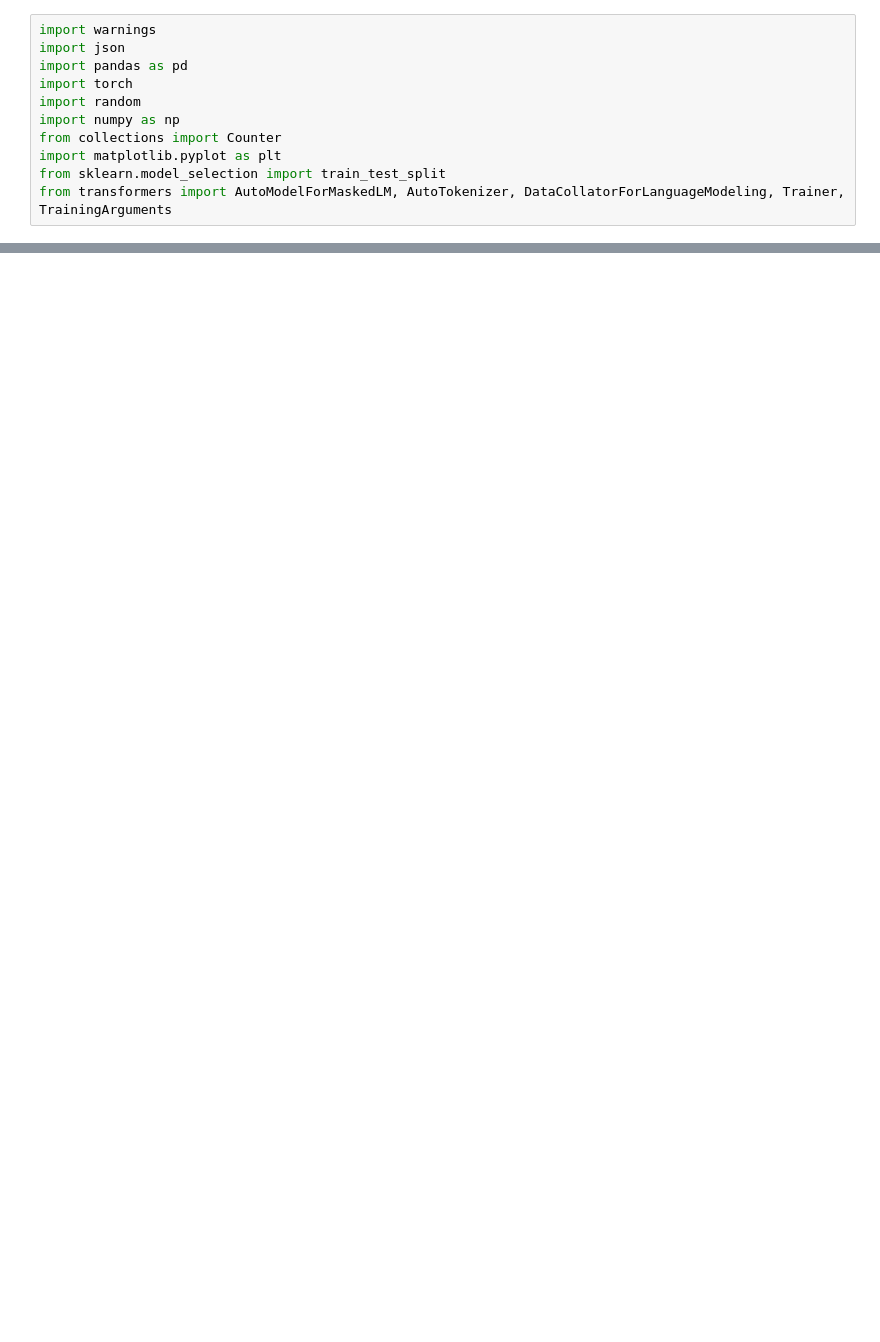
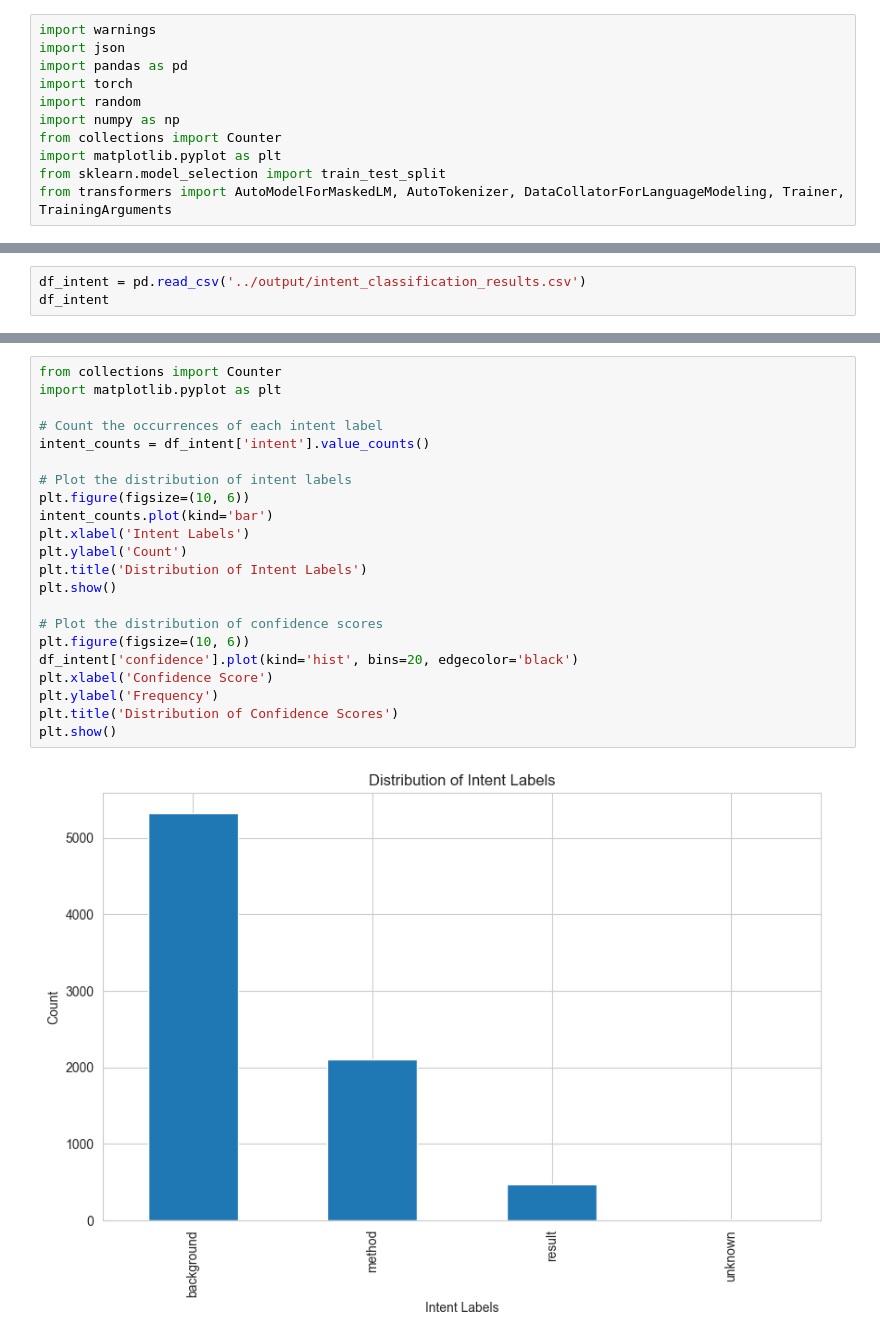
Before and after one commit to goghvan1113/TDCSA, a Jupyter notebook: data/visualize.ipynb, the cells around one changed output, grey strips where cells are left out. Cells and saved outputs as stored; diff of their text form; blank space fills up the shorter version.

```diff
--- a/data/visualize.ipynb
+++ b/data/visualize.ipynb
@@ -77,0 +189,3 @@ ModuleNotFoundError: No module named 'custom_loss'
+# %%
+df_intent = pd.read_csv('../output/intent_classification_results.csv')
+df_intent
@@ -77,0 +206,24 @@ ModuleNotFoundError: No module named 'custom_loss'
+# %%
+from collections import Counter
+import matplotlib.pyplot as plt
+
+# Count the occurrences of each intent label
+intent_counts = df_intent['intent'].value_counts()
+
+# Plot the distribution of intent labels
+plt.figure(figsize=(10, 6))
+intent_counts.plot(kind='bar')
+plt.xlabel('Intent Labels')
+plt.ylabel('Count')
+plt.title('Distribution of Intent Labels')
+plt.show()
+
+# Plot the distribution of confidence scores
+plt.figure(figsize=(10, 6))
+df_intent['confidence'].plot(kind='hist', bins=20, edgecolor='black')
+plt.xlabel('Confidence Score')
+plt.ylabel('Frequency')
+plt.title('Distribution of Confidence Scores')
+plt.show()
+# %% [output]
+[figure, added]
```
Also changed, not shown: parts of 22 cells of this notebook, 57 other files.
